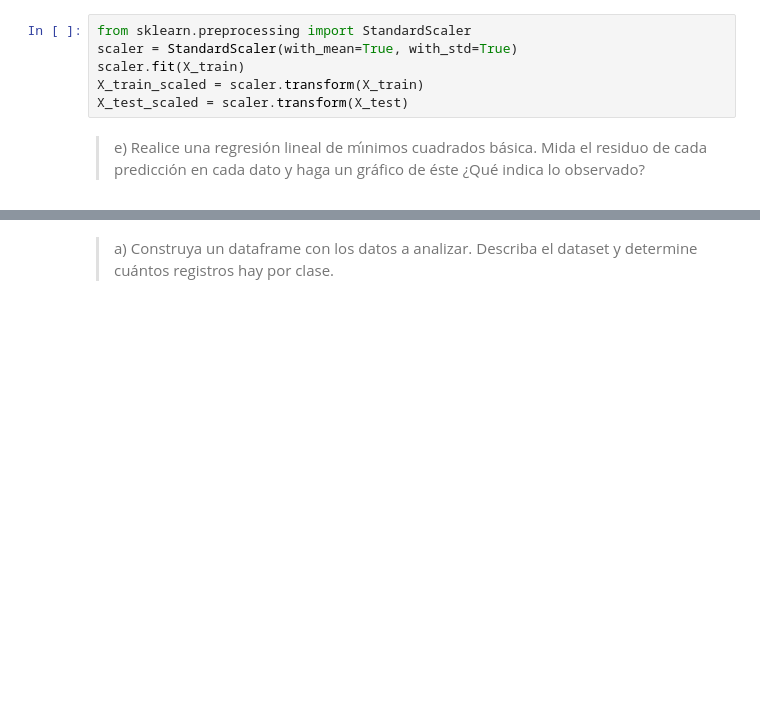
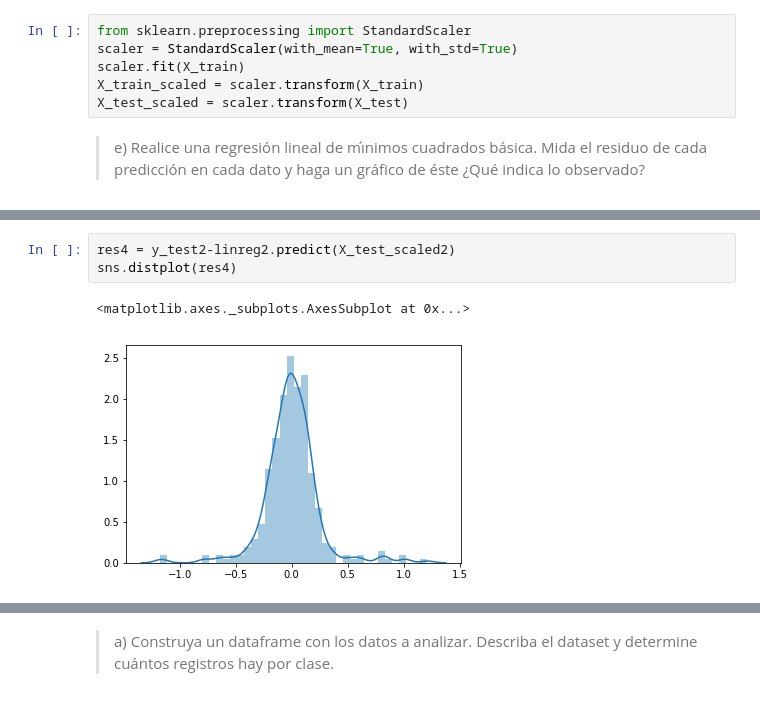
Before and after one commit to briquelme/INF393-T1, a Jupyter notebook: Tarea1_Ortega_Riquelme.ipynb, the cells around one changed output, grey strips where cells are left out. Drawn from its saved outputs; the diff is of its cells as text; blank space fills up the shorter version.

```diff
--- a/Tarea1_Ortega_Riquelme.ipynb
+++ b/Tarea1_Ortega_Riquelme.ipynb
@@ -143,0 +257,6 @@ a = linreg.predict(X_train_scaled)
+# %%
+res4 = y_test2-linreg2.predict(X_test_scaled2)
+sns.distplot(res4)
+# %% [output]
+<matplotlib.axes._subplots.AxesSubplot at 0x...>
+[figure, added]
```
Also changed, not shown: parts of 210 cells of this notebook.
